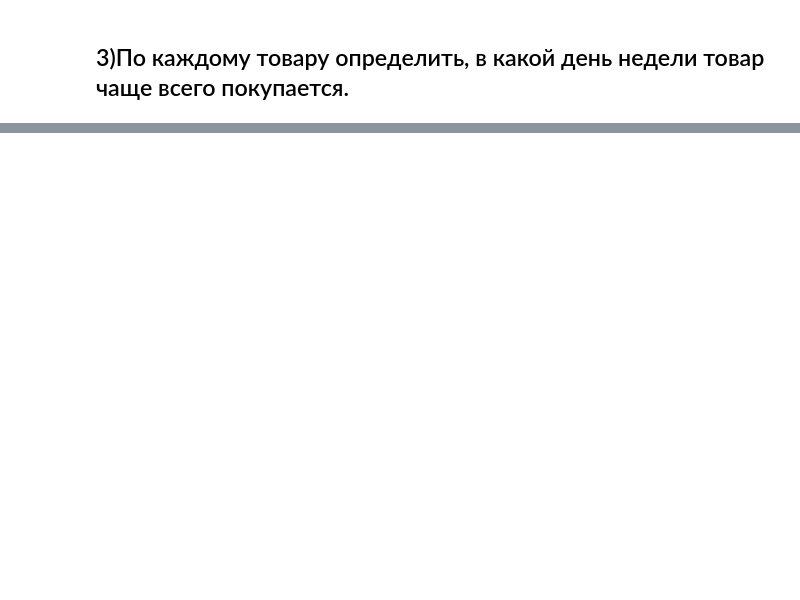
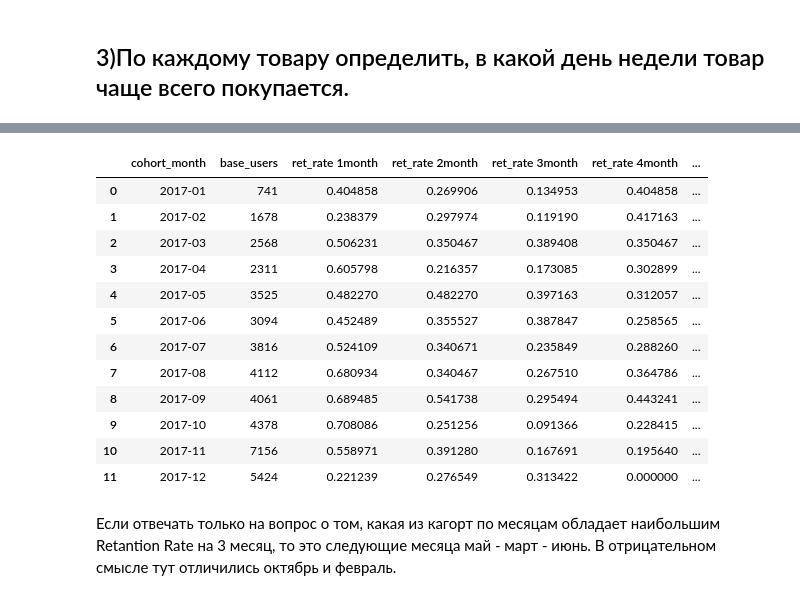
Before and after one commit to DAnyadenzel23/Statistics, a Jupyter notebook: inter_project/main.ipynb, the cells around one changed output, grey strips where cells are left out. Saved outputs shown, nothing was run; the diff lists cells and outputs as text; code cells hidden in the pictures; blank space fills up the shorter version.

```diff
--- a/inter_project/main.ipynb
+++ b/inter_project/main.ipynb
@@ -271,0 +480,3 @@ orders_core_df.head()
+# %%
+df = df.merge(data[['customer_unique_id', 'cohort_month']], on='customer_unique_id', how='left')
+df.head()
@@ -271,0 +490,5 @@ orders_core_df.head()
+# %%
+#Присваем каждой покупке значение месяца по счету от первой покупки пользователя(кагорты)
+df['purchase_month'] = df['order_purchase_timestamp'].dt.to_period('M')
+df['month_num'] = (df['purchase_month'] - df['cohort_month']).apply(lambda x: x.n)
+df.head()
@@ -271,0 +522,3 @@ orders_core_df.head()
+# %%
+cohort_base = df[df['month_num']==0].groupby('cohort_month').customer_unique_id.nunique().reset_index(name='base_users')
+cohort_base.head()
@@ -271,0 +532,31 @@ orders_core_df.head()
+# %%
+months = df['month_num'].max()
+retention = cohort_base.copy()
+for i in range(1, months+1):
+    cohort_i = df[df['month_num']==i].groupby('cohort_month').customer_unique_id.nunique().reset_index(name=f'active_month_{i}')
+    retention = retention.merge(cohort_i, on='cohort_month', how='left')
+
+    retention[f'ret_rate {i}month'] = (retention[f'active_month_{i}'] / retention['base_users']) * 100
+
+retention.fillna(0, inplace=True)
+# %%
+retention.drop(columns=[f'active_month_{i}' for i in range(1, months+1)], inplace=True)
+retention = retention.sort_values('cohort_month', ).reset_index(drop=True).iloc[:-3]
+
+retention.style.background_gradient(cmap='summer_r', axis=0)
+# %% [output]
+|  | cohort_month | base_users | ret_rate 1month | ret_rate 2month | ret_rate 3month | ret_rate 4month | ... |
+| 0 | 2017-01 | 741 | 0.404858 | 0.269906 | 0.134953 | 0.404858 | ... |
+| 1 | 2017-02 | 1678 | 0.238379 | 0.297974 | 0.119190 | 0.417163 | ... |
+| 2 | 2017-03 | 2568 | 0.506231 | 0.350467 | 0.389408 | 0.350467 | ... |
+| 3 | 2017-04 | 2311 | 0.605798 | 0.216357 | 0.173085 | 0.302899 | ... |
+| 4 | 2017-05 | 3525 | 0.482270 | 0.482270 | 0.397163 | 0.312057 | ... |
+| 5 | 2017-06 | 3094 | 0.452489 | 0.355527 | 0.387847 | 0.258565 | ... |
+| 6 | 2017-07 | 3816 | 0.524109 | 0.340671 | 0.235849 | 0.288260 | ... |
+| 7 | 2017-08 | 4112 | 0.680934 | 0.340467 | 0.267510 | 0.364786 | ... |
+| 8 | 2017-09 | 4061 | 0.689485 | 0.541738 | 0.295494 | 0.443241 | ... |
+| 9 | 2017-10 | 4378 | 0.708086 | 0.251256 | 0.091366 | 0.228415 | ... |
+| 10 | 2017-11 | 7156 | 0.558971 | 0.391280 | 0.167691 | 0.195640 | ... |
+| 11 | 2017-12 | 5424 | 0.221239 | 0.276549 | 0.313422 | 0.000000 | ... |
+# %% [markdown]
+Если отвечать только на вопрос о том, какая из кагорт по месяцам обладает наибольшим Retantion Rate на 3 месяц, то это следующие месяца май - март - июнь. В отрицательном смысле тут отличились октябрь и февраль.
```
Also changed, not shown: parts of 26 cells of this notebook.
